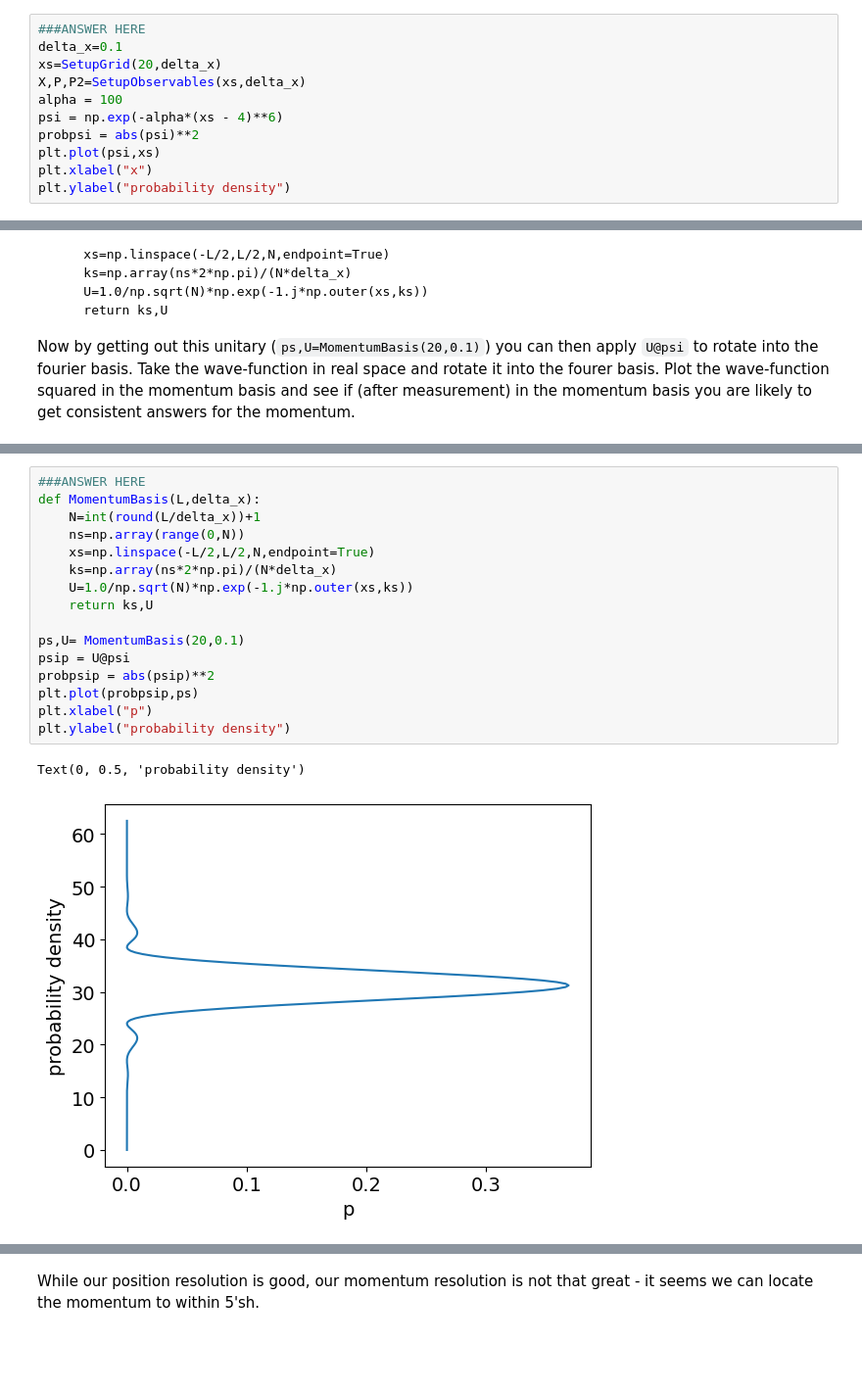
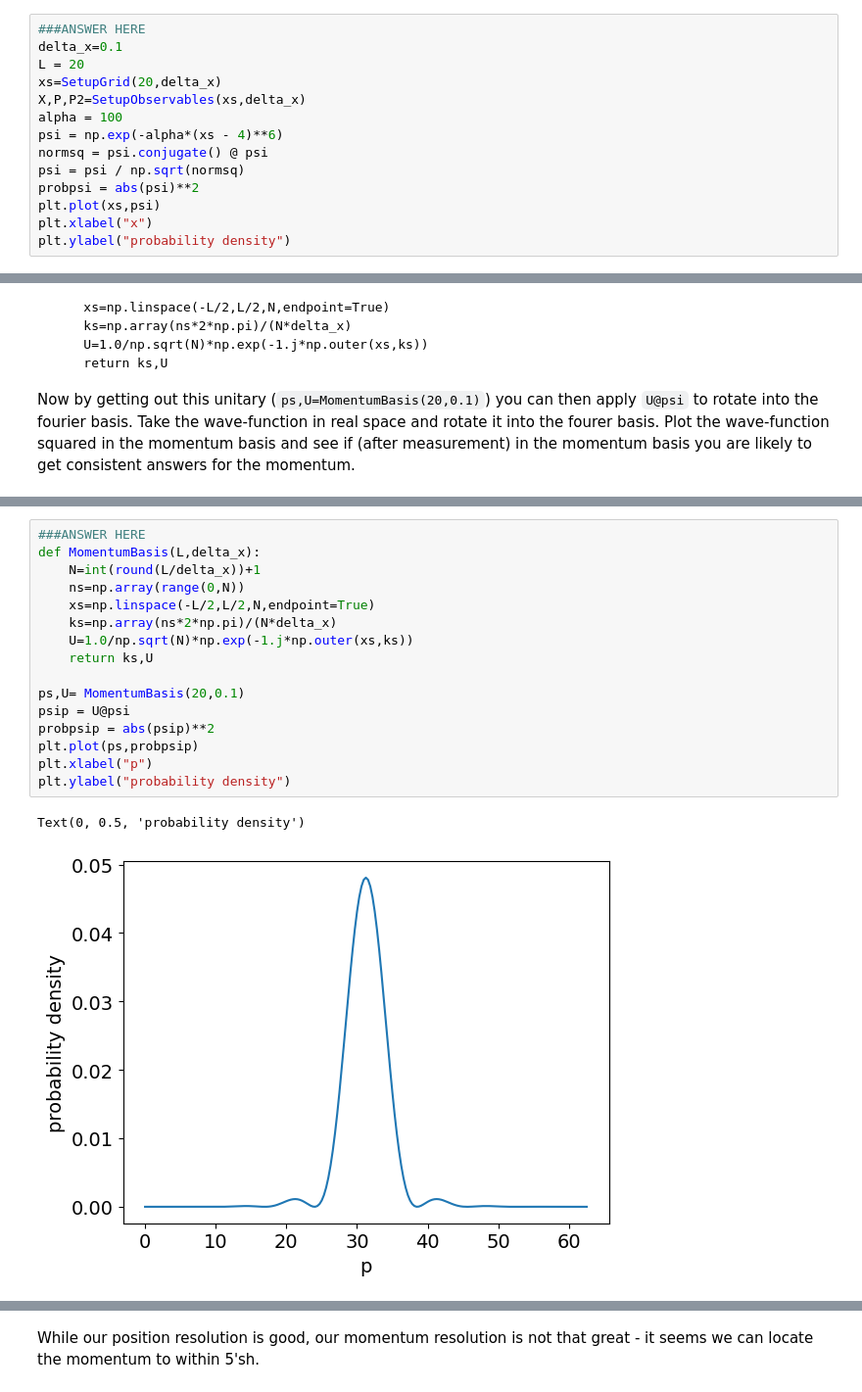
Before and after one commit to MichaelAHeredia/PHYS486, a Jupyter notebook: quantum_mechanics/HarmonicOscillator.ipynb, the cells around one changed output, grey strips where cells are left out. Shown: that part at 98% size. Drawn from its saved outputs; the diff is of its cells as text; blank space fills up the shorter version.

```diff
--- a/quantum_mechanics/HarmonicOscillator.ipynb
+++ b/quantum_mechanics/HarmonicOscillator.ipynb
@@ -103,12 +103,15 @@ go ahead and plot the probability (absolute value squared of the wave-function)
 # %%
 ###ANSWER HERE
 delta_x=0.1
+L = 20
 xs=SetupGrid(20,delta_x)
 X,P,P2=SetupObservables(xs,delta_x)
 alpha = 100
 psi = np.exp(-alpha*(xs - 4)**6)
+normsq = psi.conjugate() @ psi
+psi = psi / np.sqrt(normsq)
 probpsi = abs(psi)**2
-plt.plot(psi,xs)
+plt.plot(xs,psi)
 plt.xlabel("x")
 plt.ylabel("probability density")
 # %% [output]
@@ -140,22 +143,22 @@ Now by getting out this unitary (`ps,U=MomentumBasis(20,0.1)`) you can then appl
 # %%
 ###ANSWER HERE
 def MomentumBasis(L,delta_x):
     N=int(round(L/delta_x))+1
     ns=np.array(range(0,N))
     xs=np.linspace(-L/2,L/2,N,endpoint=True)
     ks=np.array(ns*2*np.pi)/(N*delta_x)
     U=1.0/np.sqrt(N)*np.exp(-1.j*np.outer(xs,ks))
     return ks,U
 
 ps,U= MomentumBasis(20,0.1)
 psip = U@psi
 probpsip = abs(psip)**2
-plt.plot(probpsip,ps)
+plt.plot(ps,probpsip)
 plt.xlabel("p")
 plt.ylabel("probability density")
 # %% [output]
 Text(0, 0.5, 'probability density')
-[figure, old version]
+[figure, new version]
 # %% [markdown]
 <div><img src="https://clark.physics.illinois.edu/246img/AnsEnd.svg" width=200 align=left alt="Answer (end)"></img><br></div>
 # %% [markdown]
```
Also changed, not shown: parts of 6 cells of this notebook.
